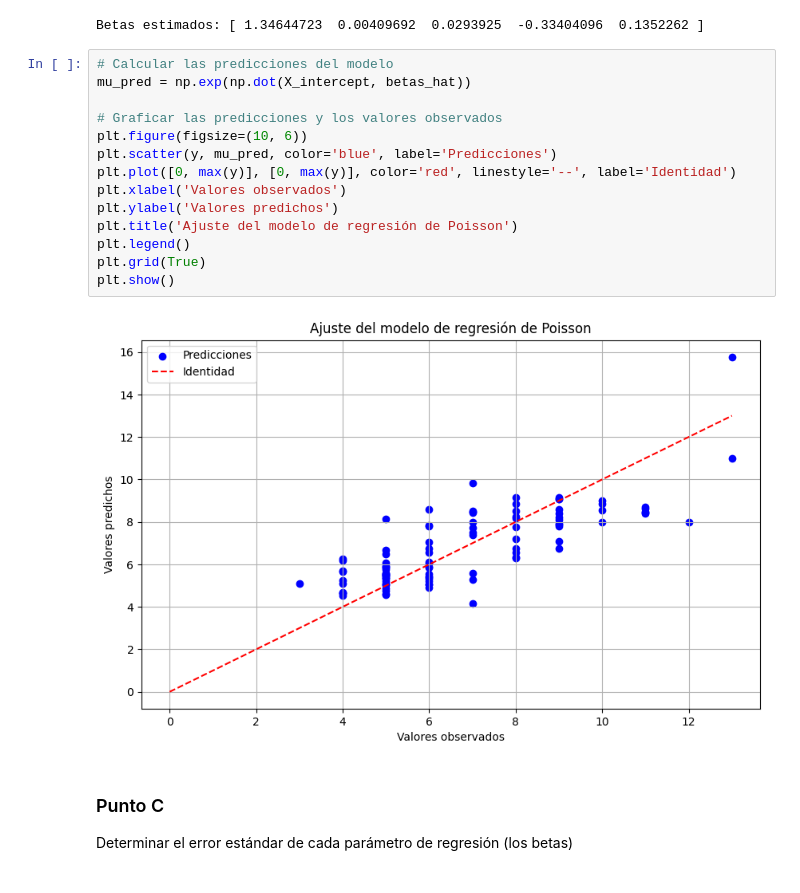
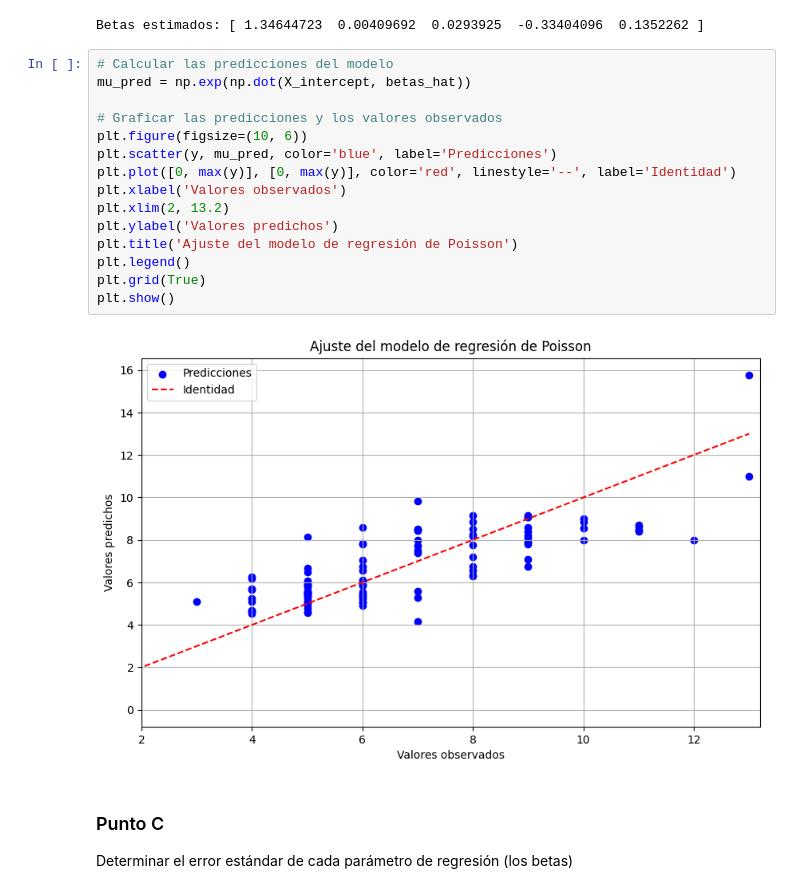
Before and after one commit to nazarenomm/estadistica_inferencia, a Jupyter notebook: guias/guia 3_estadistica.ipynb, the cells around one changed output. Drawn from its saved outputs; the diff is of its cells as text.

```diff
--- a/guias/guia 3_estadistica.ipynb
+++ b/guias/guia 3_estadistica.ipynb
@@ -99,19 +99,20 @@ Betas estimados: [ 1.34644723  0.00409692  0.0293925  -0.33404096  0.1352262 ]
 # %%
 # Calcular las predicciones del modelo
 mu_pred = np.exp(np.dot(X_intercept, betas_hat))
 
 # Graficar las predicciones y los valores observados
 plt.figure(figsize=(10, 6))
 plt.scatter(y, mu_pred, color='blue', label='Predicciones')
 plt.plot([0, max(y)], [0, max(y)], color='red', linestyle='--', label='Identidad')
 plt.xlabel('Valores observados')
+plt.xlim(2, 13.2)
 plt.ylabel('Valores predichos')
 plt.title('Ajuste del modelo de regresión de Poisson')
 plt.legend()
 plt.grid(True)
 plt.show()
 # %% [output]
-[figure, old version]
+[figure, new version]
 # %% [markdown]
 ### Punto C
 Determinar el error estándar de cada parámetro de regresión (los betas)
```
Also changed, not shown: 4 other files.
